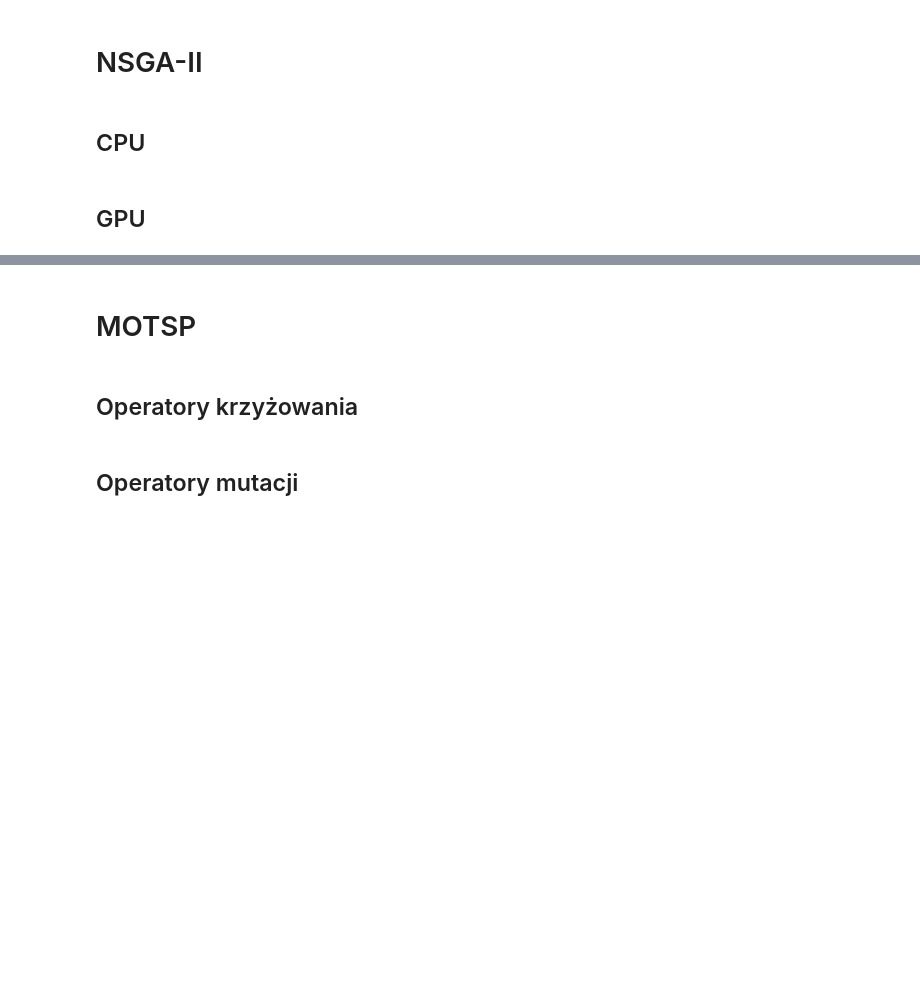
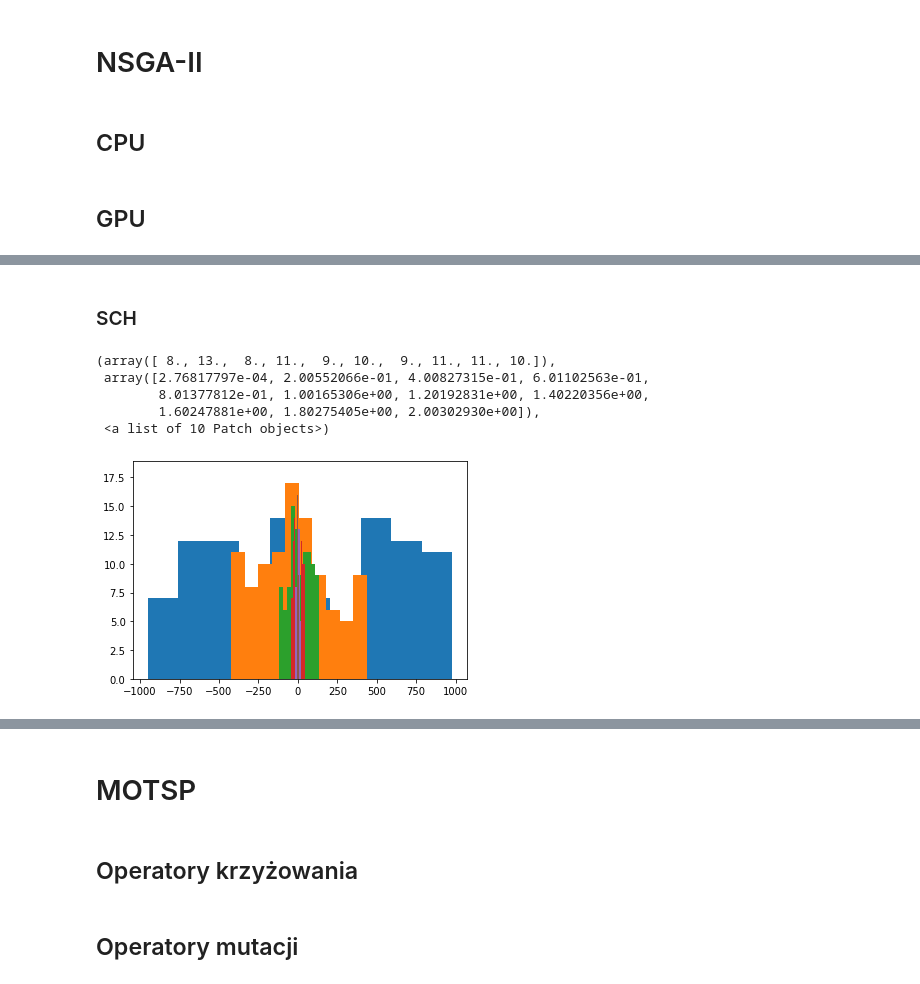
Before and after one commit to AdrianUrbanski/MOTSP, a Jupyter notebook: MOTSP.ipynb, the cells around one changed output, grey strips where cells are left out. Cells and saved outputs as stored; diff of their text form; code cells hidden in the pictures; blank space fills up the shorter version.

Commit message:
Add benchmarks for NSGA-II, fix typing issues

```diff
--- a/MOTSP.ipynb
+++ b/MOTSP.ipynb
@@ -130,7 +126,7 @@ class NSGA_II:
             number_of_offspring = self.population_size
 
         # selecting parent indices by the binary tournament method
-        parent_indices = np.empty(number_of_offspring, dtype=np.int64)
+        parent_indices = np.empty(number_of_offspring, dtype='int32')
         for i in range(number_of_offspring):
             candidates = np.random.choice(self.population_size, 2, False)
             if compare(candidates[0], candidates[1]):
@@ -139,7 +135,7 @@ class NSGA_II:
                 parent_indices[i] = candidates[1]
 
         # creating children population
-        children_population = np.empty((number_of_offspring, self.chromosome_length), dtype='int32')
+        children_population = np.empty((number_of_offspring, self.chromosome_length))
         for i in range(number_of_offspring//2):
             if np.random.random() < crossover_probability:
                 children_population[2*i], children_population[2*i+1] = crossover_operator(self.current_population[parent_indices[2*i]].copy(), self.current_population[parent_indices[2*i+1]].copy())
@@ -411,0 +410,4 @@ class NSGA_II_GPU:
+# %%
+def avg_crossover(p, q):
+    B = np.random.random()
+    return (p+(1+B)*q)/3, ((1+B)*p+q)/3
@@ -411,0 +417,3 @@ class NSGA_II_GPU:
+# %%
+def random_mutation(p):
+    return p + np.random.normal(size=p.shape[0])
@@ -411,0 +423,28 @@ class NSGA_II_GPU:
+# %% [markdown]
+### SCH
+# %%
+f1 = lambda x: x**2
+f2 = lambda x: (x-2)**2
+
+pop_size = 100
+init = np.random.uniform(-1000, 1000, pop_size).reshape(-1, 1)
+init_vals = np.hstack((f1(init), f2(init)))
+
+nsga_ii = NSGA_II(1, pop_size, 2, init, init_vals)
+
+plt.figure()
+
+for t in range(10):
+    plt.hist(nsga_ii.get_population())
+    children = nsga_ii.generate_children(avg_crossover, random_mutation)
+    children_vals = np.hstack((f1(children), f2(children)))
+    nsga_ii.replace_population(children, children_vals)
+
+plt.hist(nsga_ii.get_population())
+# %% [output]
+(array([ 8., 13.,  8., 11.,  9., 10.,  9., 11., 11., 10.]),
+ array([2.76817797e-04, 2.00552066e-01, 4.00827315e-01, 6.01102563e-01,
+        8.01377812e-01, 1.00165306e+00, 1.20192831e+00, 1.40220356e+00,
+        1.60247881e+00, 1.80275405e+00, 2.00302930e+00]),
+ <a list of 10 Patch objects>)
+[figure, added]
```
Also changed, not shown: parts of 22 cells of this notebook.
